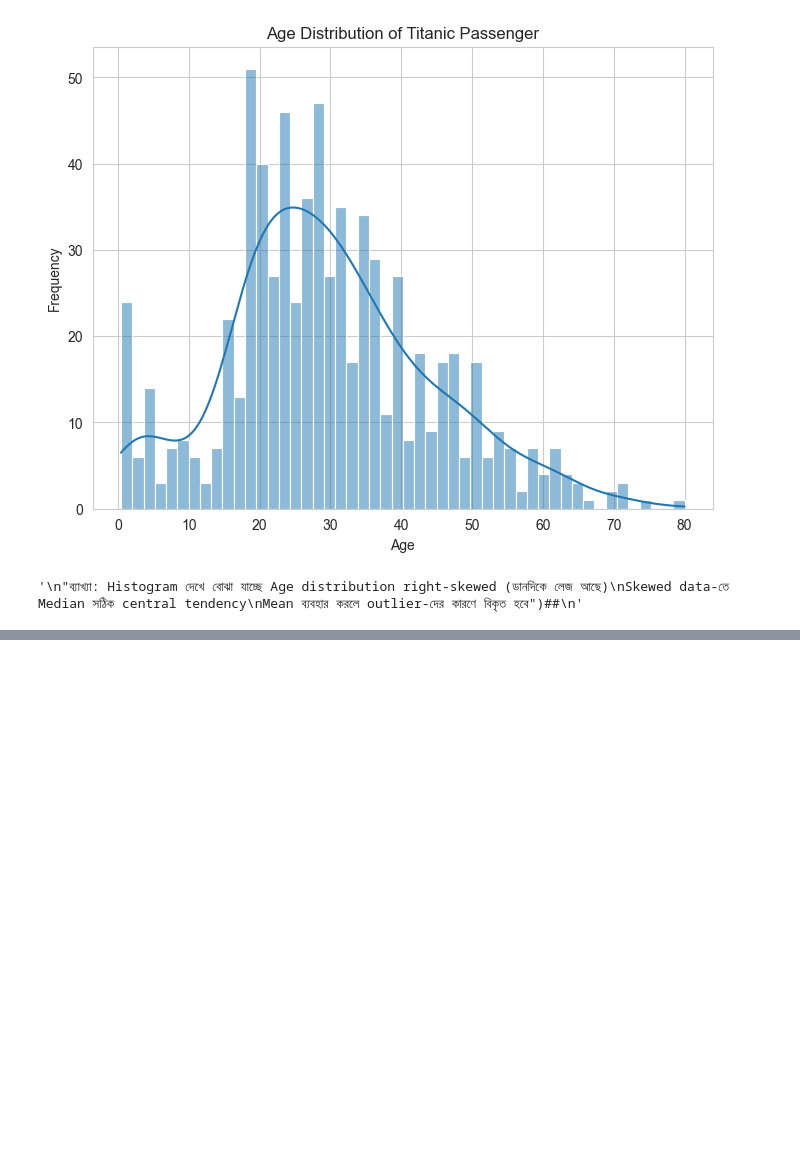
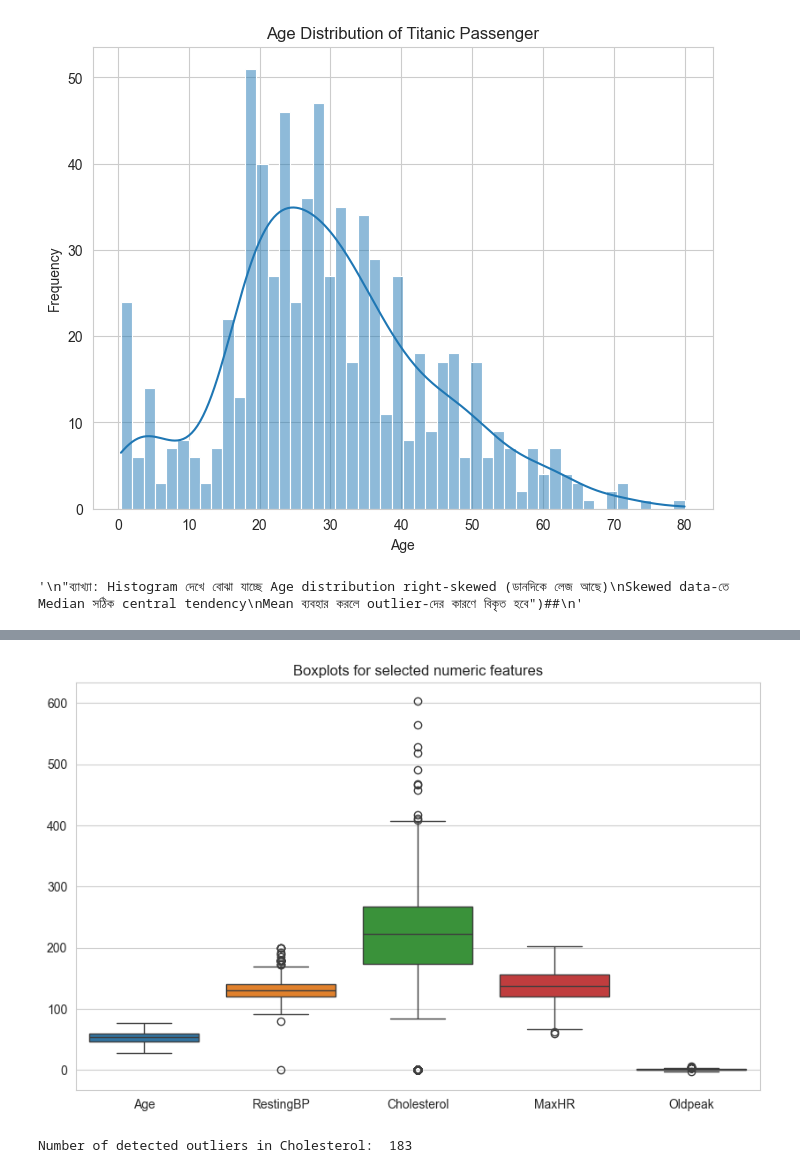
Before and after one commit to Mofazzal-Hossain-Evan/Machine-Learning, a Jupyter notebook: MyLearning/Week 03/Mod 09/my_practice.ipynb, the cells around one changed output, grey strips where cells are left out. Cells and saved outputs as stored; diff of their text form; code cells hidden in the pictures; blank space fills up the shorter version.

```diff
--- a/MyLearning/Week 03/Mod 09/my_practice.ipynb
+++ b/MyLearning/Week 03/Mod 09/my_practice.ipynb
@@ -103,0 +258,12 @@ print()
+# %%
+# 💻 কোড ১১: Label Encoding (Binary Columns)
+
+# Binary categorical columns → Label Encoding
+
+from sklearn.preprocessing import LabelEncoder
+
+le_sex = LabelEncoder()
+df_heart["Sex"] = le_sex.fit_transform(df_heart["Sex"])
+
+le_angina = LabelEncoder()
+df_heart["ExerciseAngina"] = le_angina.fit_transform(df_heart["ExerciseAngina"])
@@ -103,0 +292,10 @@ print()
+# %%
+#💻 কোড ১৩: OneHot Encoding (Nominal Columns)
+
+cat_cols = ["ChestPainType", "RestingECG", "ST_Slope"]
+
+df_heart_encoded = pd.get_dummies(
+    df_heart,
+    columns= cat_cols,
+    dtype=int
+)
@@ -103,0 +540,34 @@ print()
+# %%
+# 💻 কোড ১৬: Outlier Visualization
+
+import numpy as np
+import seaborn as sns
+import matplotlib.pyplot as plt
+
+# কিছু numeric column-এর boxplot
+numeric_cols = ["Age", "RestingBP", "Cholesterol", "MaxHR", "Oldpeak"]
+
+plt.figure(figsize=(10, 6))
+sns.boxplot(data=df_heart_encoded[numeric_cols])
+plt.title("Boxplots for selected numeric features")
+plt.show()
+# %% [output]
+[figure, added]
+# %%
+# 💻 কোড ১৭: IQR দিয়ে Outlier খোঁজা
+
+# Cholesterol column-এ IQR method প্রয়োগ
+col = "Cholesterol"
+Q1 = df_heart_encoded[col].quantile(0.25)
+Q3 = df_heart_encoded[col].quantile(0.75)
+IQR = Q3 - Q1
+
+lower = Q1 - 1.5 * IQR
+upper = Q3 + 1.5 * IQR
+
+outliers = df_heart_encoded[
+    (df_heart_encoded[col] < lower) | (df_heart_encoded[col] > upper)
+]
+print(f"Number of detected outliers in {col}: ", len(outliers))
+# %% [output]
+Number of detected outliers in Cholesterol:  183
```
Also changed, not shown: parts of 18 cells of this notebook, 1 other file.
